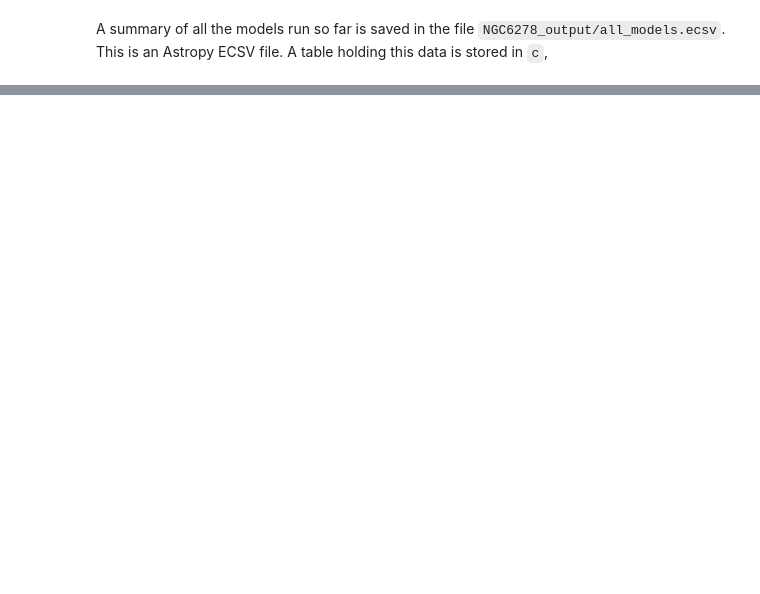
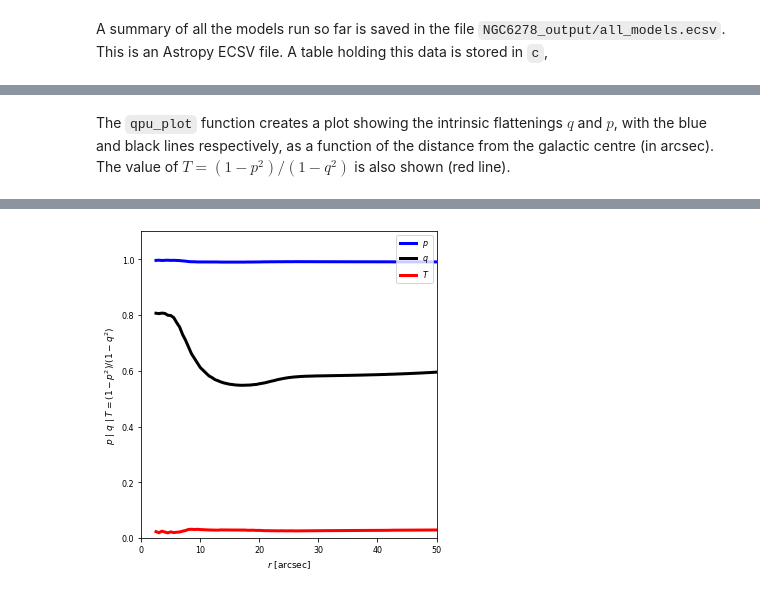
Before and after one commit to dynamics-of-stellar-systems/dynamite, a Jupyter notebook: docs/tutorial_notebooks/Quickstart.ipynb, the cells around one changed output, grey strips where cells are left out. Saved outputs shown, nothing was run; the diff lists cells and outputs as text; code cells hidden in the pictures; blank space fills up the shorter version.

Commit message:
second tutorial also tested and all ok

```diff
--- a/docs/tutorial_notebooks/Quickstart.ipynb
+++ b/docs/tutorial_notebooks/Quickstart.ipynb
@@ -192,0 +212,5 @@ plotter = dyn.plotter.Plotter(system=c.system, settings=c.settings, parspace=c.p
+# %% [markdown]
+The ``qpu_plot`` function creates a plot showing the intrinsic flattenings $q$ and $p$, with the blue and black lines respectively, as a function of the distance from the galactic centre (in arcsec). The value of $T = (1-p^2)/(1-q^2)$ is also shown (red line).
+# %%
+fig5 = plotter.qpu_plot(which_chi2='kinchi2', Rmax_arcs=50,figtype =None)
+# %% [output]
@@ -192,0 +218 @@ plotter = dyn.plotter.Plotter(system=c.system, settings=c.settings, parspace=c.p
+[figure, added]
```
Also changed, not shown: parts of 21 cells of this notebook, 1 other file.
